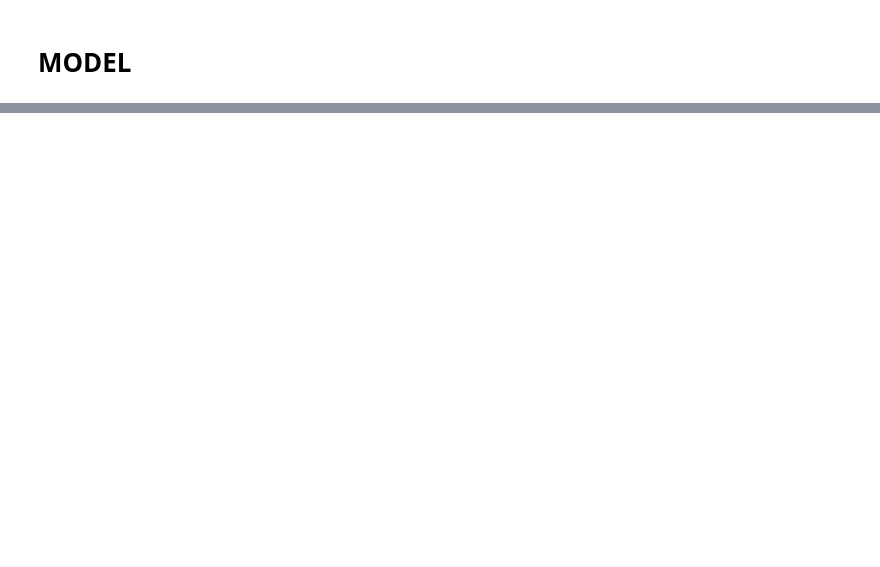
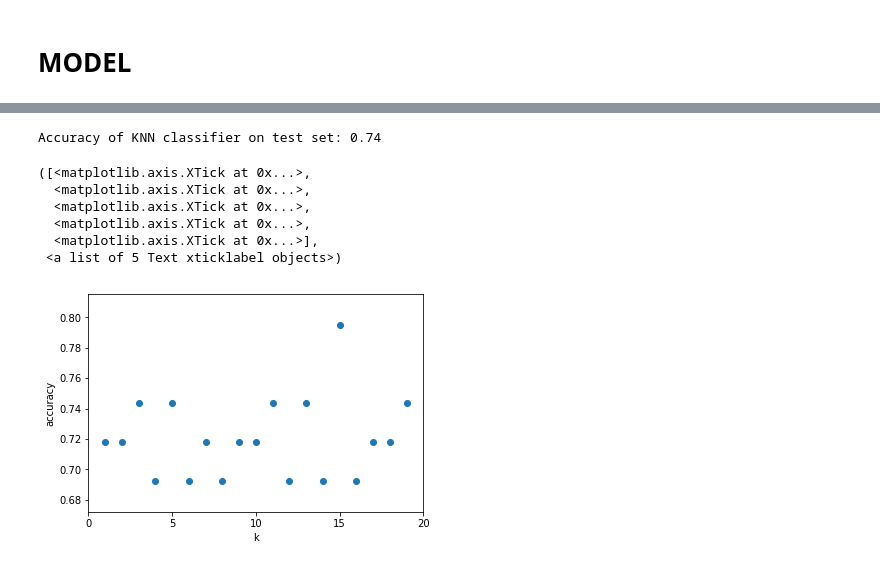
Before and after one commit to dd-jason-chad/nlp_project, a Jupyter notebook: dd-project.ipynb, the cells around one changed output, grey strips where cells are left out. Drawn from its saved outputs; the diff is of its cells as text; code cells hidden in the pictures; blank space fills up the shorter version.

```diff
--- a/dd-project.ipynb
+++ b/dd-project.ipynb
@@ -615,0 +662,5 @@ _ = plt.yticks(ticks, labels)
+# %%
+# for classificaiton you can change the algorithm as gini or entropy (information gain).  Default is gini.
+clf = DecisionTreeClassifier(criterion='entropy', max_depth=2, random_state=123)
+# %%
+clf.fit(X_train, y_train)
@@ -615,0 +716,5 @@ _ = plt.yticks(ticks, labels)
+# %%
+# weights = ['uniform', 'density']
+knn = KNeighborsClassifier(n_neighbors=5, weights='uniform')
+# %%
+knn.fit(X_train, y_train)
@@ -615,0 +750,25 @@ _ = plt.yticks(ticks, labels)
+# %%
+print('Accuracy of KNN classifier on test set: {:.2f}'
+     .format(knn.score(X_test, y_test)))
+# %% [output]
+Accuracy of KNN classifier on test set: 0.74
+# %%
+k_range = range(1, 20)
+scores = []
+for k in k_range:
+    knn = KNeighborsClassifier(n_neighbors = k)
+    knn.fit(X_train, y_train)
+    scores.append(knn.score(X_test, y_test))
+plt.figure()
+plt.xlabel('k')
+plt.ylabel('accuracy')
+plt.scatter(k_range, scores)
+plt.xticks([0,5,10,15,20])
+# %% [output]
+([<matplotlib.axis.XTick at 0x...>,
+  <matplotlib.axis.XTick at 0x...>,
+  <matplotlib.axis.XTick at 0x...>,
+  <matplotlib.axis.XTick at 0x...>,
+  <matplotlib.axis.XTick at 0x...>],
+ <a list of 5 Text xticklabel objects>)
+[figure, added]
```
Also changed, not shown: parts of 40 cells of this notebook.
